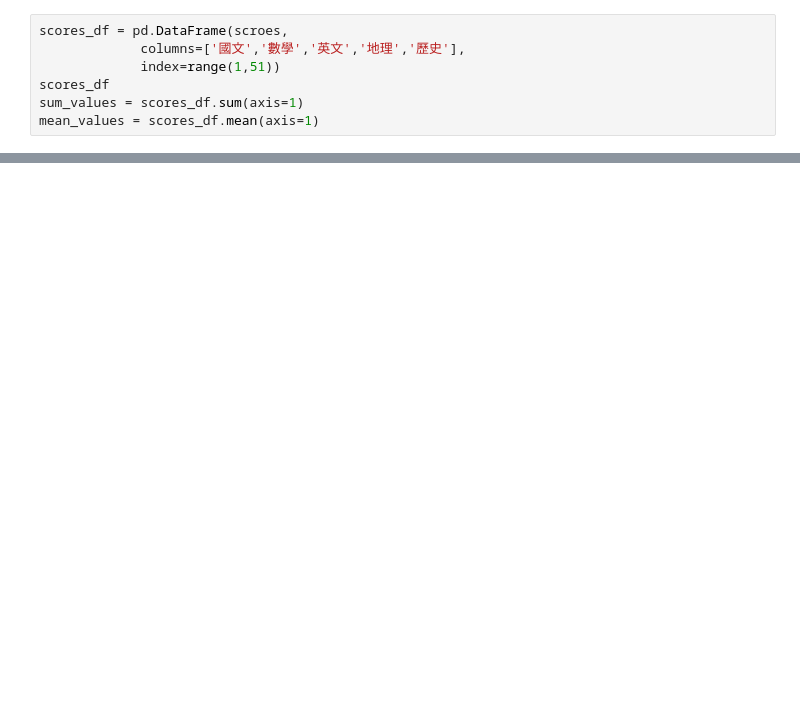
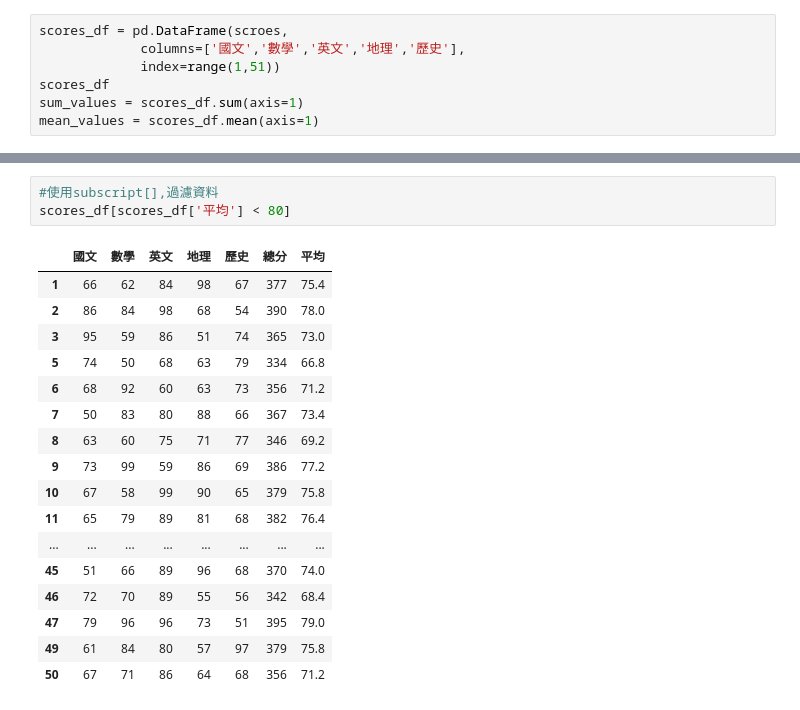
Before and after one commit to Jin562023/__112_python_chihlee__, a Jupyter notebook: lesson13_4.ipynb, the cells around one changed output, grey strips where cells are left out. Drawn from its saved outputs; the diff is of its cells as text; blank space fills up the shorter version.

```diff
--- a/lesson13_4.ipynb
+++ b/lesson13_4.ipynb
@@ -79,0 +89,21 @@ scores_df
+# %%
+#使用subscript[],過濾資料
+scores_df[scores_df['平均'] < 80]
+# %% [output]
+|  | 國文 | 數學 | 英文 | 地理 | 歷史 | 總分 | 平均 |
+| 1 | 66 | 62 | 84 | 98 | 67 | 377 | 75.4 |
+| 2 | 86 | 84 | 98 | 68 | 54 | 390 | 78.0 |
+| 3 | 95 | 59 | 86 | 51 | 74 | 365 | 73.0 |
+| 5 | 74 | 50 | 68 | 63 | 79 | 334 | 66.8 |
+| 6 | 68 | 92 | 60 | 63 | 73 | 356 | 71.2 |
+| 7 | 50 | 83 | 80 | 88 | 66 | 367 | 73.4 |
+| 8 | 63 | 60 | 75 | 71 | 77 | 346 | 69.2 |
+| 9 | 73 | 99 | 59 | 86 | 69 | 386 | 77.2 |
+| 10 | 67 | 58 | 99 | 90 | 65 | 379 | 75.8 |
+| 11 | 65 | 79 | 89 | 81 | 68 | 382 | 76.4 |
+| ... | ... | ... | ... | ... | ... | ... | ... |
+| 45 | 51 | 66 | 89 | 96 | 68 | 370 | 74.0 |
+| 46 | 72 | 70 | 89 | 55 | 56 | 342 | 68.4 |
+| 47 | 79 | 96 | 96 | 73 | 51 | 395 | 79.0 |
+| 49 | 61 | 84 | 80 | 57 | 97 | 379 | 75.8 |
+| 50 | 67 | 71 | 86 | 64 | 68 | 356 | 71.2 |
```
Also changed, not shown: parts of 4 cells of this notebook, 1 other file.
